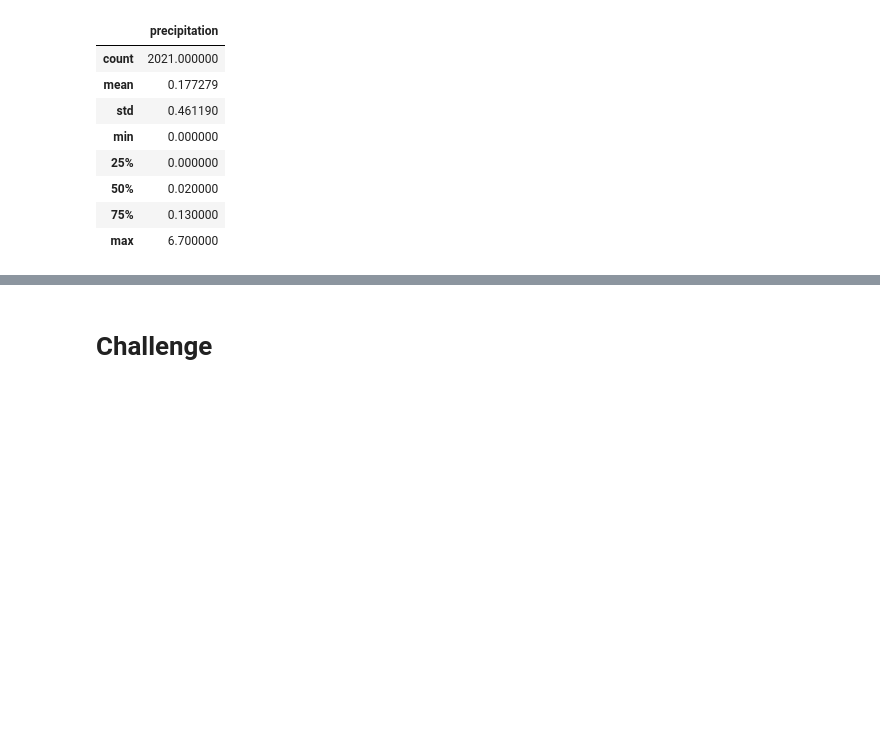
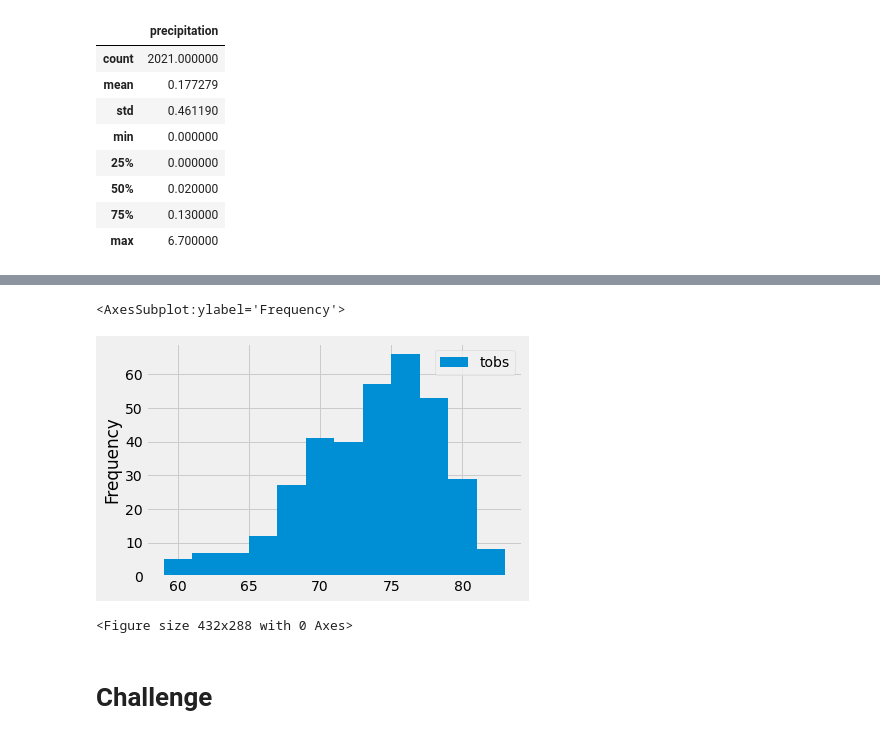
Before and after one commit to Meka1610/surfs_Up, a Jupyter notebook: climate_analysis.ipynb, the cells around one changed output, grey strips where cells are left out. Drawn from its saved outputs; the diff is of its cells as text; code cells hidden in the pictures; blank space fills up the shorter version.

Commit message:
converted temp observation to dataframe and historgram graph

```diff
--- a/climate_analysis.ipynb
+++ b/climate_analysis.ipynb
@@ -162,0 +252,8 @@ df.describe()
+# %%
+# Choose the station with the highest number of temperature observations.
+
+results = session.query(Measurement.tobs).\
+filter(Measurement.station == 'USC00519281').\
+filter(Measurement.date >= prev_year).all()
+
+print(results)
@@ -162,0 +262,6 @@ df.describe()
+# %%
+# Convert temptature observation results above to DataFrame
+
+df = pd.DataFrame(results, columns=['tobs'])
+
+print(df)
@@ -163 +283,16 @@ df.describe()
+# %%
+# Plot temptature observations
+# create a histogram = graph made up of a range of data that is seperated into different bins
+# use plot() function and hist() function and add number of bins as parameter
+
+df.plot.hist(bins=12)
+# %% [output]
+<AxesSubplot:ylabel='Frequency'>
+[figure, added]
+# %%
+# compress x-axis labels to fit into the box holding our plot..use code
+
+plt.tight_layout()
+# %% [output]
+<Figure size 432x288 with 0 Axes>
 # %%
```
Also changed, not shown: parts of 18 cells of this notebook.
